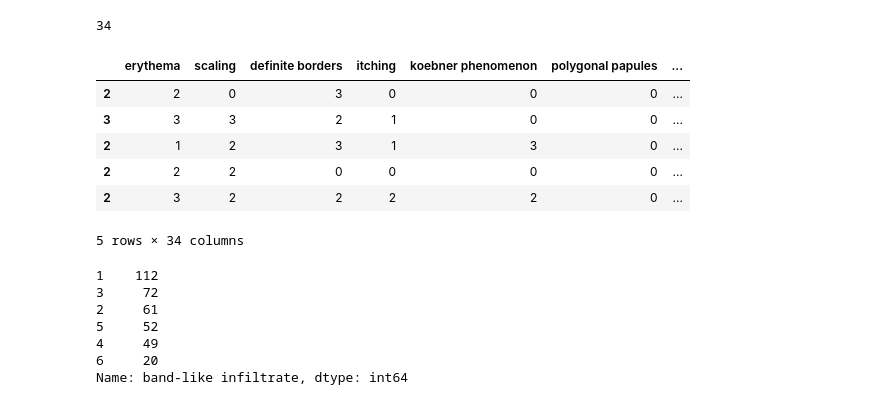
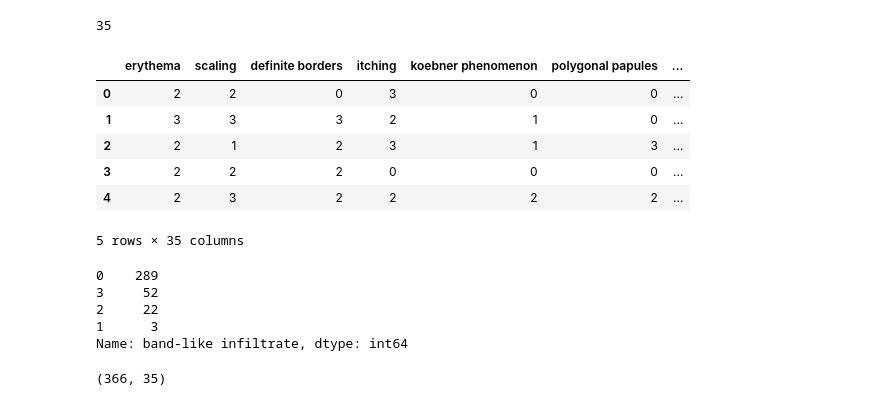
Before and after one commit to Adnan525/sc_a1, a Jupyter notebook: task1.ipynb, the cells around one changed output. Saved outputs shown, nothing was run; the diff lists cells and outputs as text; code cells hidden in the pictures.

```diff
--- a/task1.ipynb
+++ b/task1.ipynb
@@ -3,7 +3,7 @@
 start_capture = False
 captured_lines = []
 
-with open('data/task1/dermatology.names', 'r') as f:
+with open('dermatology.names', 'r') as f:
     for line in f:
         if "Clinical Attributes: (take values 0, 1, 2, 3, unless otherwise indicated)" in line:
             start_capture = True
@@ -19,6 +19,7 @@ with open('data/task1/dermatology.names', 'r') as f:
             if len(temp) > 1 :
                 captured_lines.append(temp[1][1:len(temp[1])])
 
+#last column is the classification column which is not mentioned in the details
 column_names = '\n'.join(captured_lines)
 column_names += "\nAge\nclass"
 print(column_names)
@@ -45,27 +51,27 @@ column_names = column_names.split("\n")
 # %%
 len(column_names)
 # %% [output]
-34
+35
 # %%
-import pandas as pd
-
-df = pd.read_csv('data/task1/dermatology.data', names = column_names)
+df = pd.read_csv('dermatology.data', names = column_names)
 df.head()
 # %% [output]
 |  | erythema | scaling | definite borders | itching | koebner phenomenon | polygonal papules | ... |
-| 2 | 2 | 0 | 3 | 0 | 0 | 0 | ... |
-| 3 | 3 | 3 | 2 | 1 | 0 | 0 | ... |
-| 2 | 1 | 2 | 3 | 1 | 3 | 0 | ... |
-| 2 | 2 | 2 | 0 | 0 | 0 | 0 | ... |
-| 2 | 3 | 2 | 2 | 2 | 2 | 0 | ... |
+| 0 | 2 | 2 | 0 | 3 | 0 | 0 | ... |
+| 1 | 3 | 3 | 3 | 2 | 1 | 0 | ... |
+| 2 | 2 | 1 | 2 | 3 | 1 | 3 | ... |
+| 3 | 2 | 2 | 2 | 0 | 0 | 0 | ... |
+| 4 | 2 | 3 | 2 | 2 | 2 | 2 | ... |
-5 rows × 34 columns
+5 rows × 35 columns
 # %%
 df["band-like infiltrate"].value_counts()
 # %% [output]
-1    112
-3     72
-2     61
-5     52
-4     49
-6     20
+0    289
+3     52
+2     22
+1      3
 Name: band-like infiltrate, dtype: int64
+# %%
+df.shape
+# %% [output]
+(366, 35)
```
Also changed, not shown: parts of 8 cells of this notebook.
